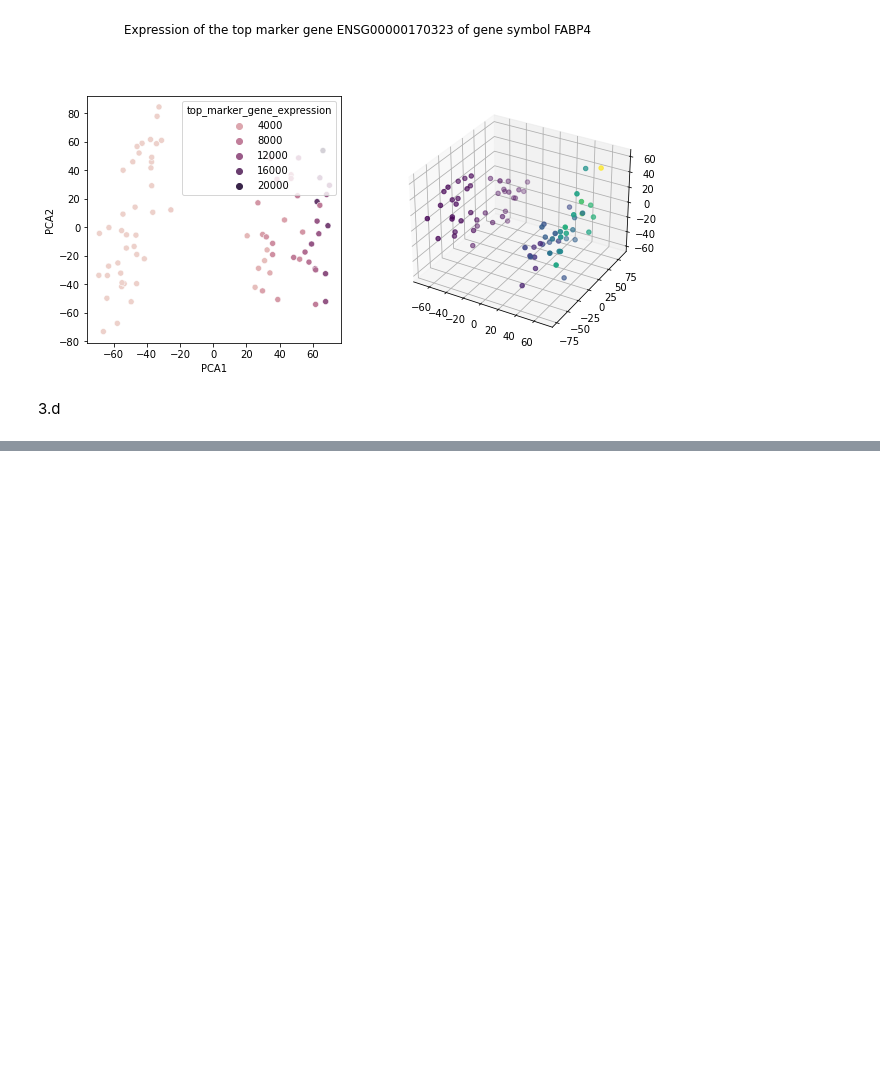
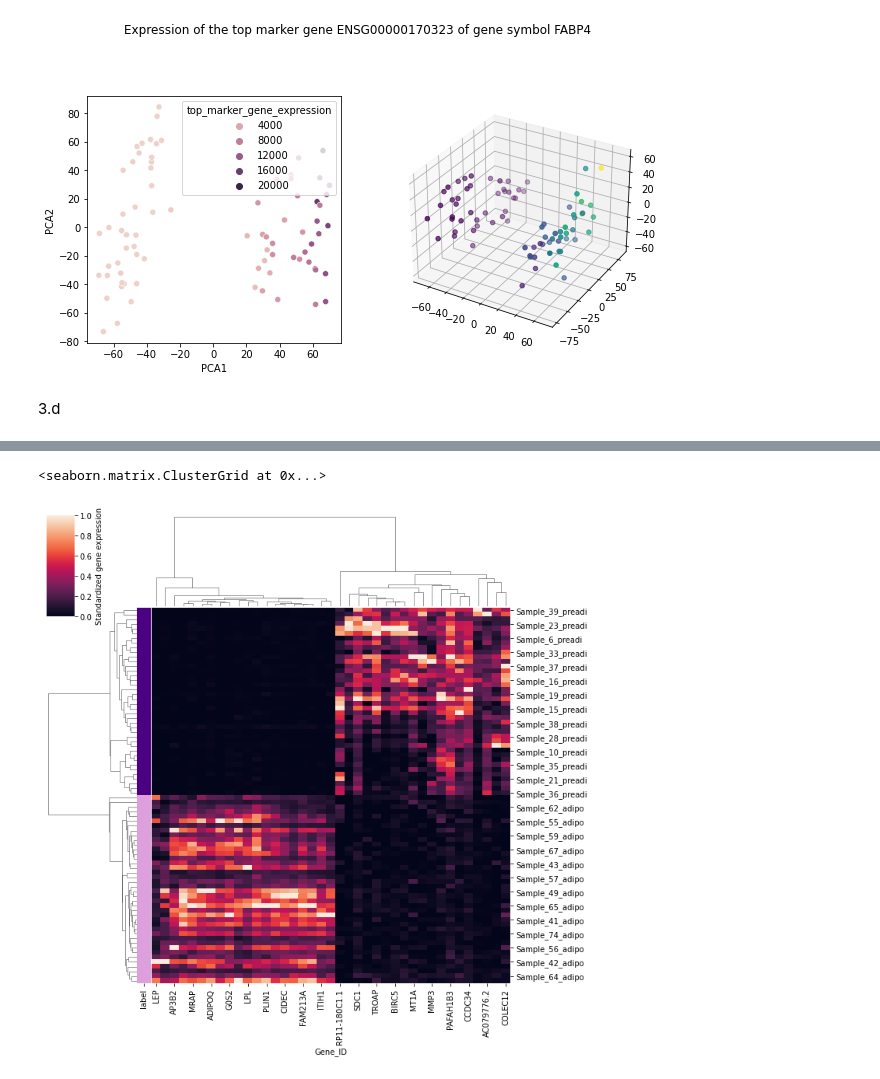
Before and after one commit to CamilleChallier/Transcriptomics_project, a Jupyter notebook: guillaume.ipynb, the cells around one changed output, grey strips where cells are left out. Cells and saved outputs as stored; diff of their text form; code cells hidden in the pictures; blank space fills up the shorter version.

Commit message:
making cluster map pretty

```diff
--- a/guillaume.ipynb
+++ b/guillaume.ipynb
@@ -318,0 +331,3 @@ Index(['ENSG00000170323', 'ENSG00000130208', 'ENSG00000055957',
+# %%
+def ensembl_name_to_gene_name(ensembl_name):
+    return transcriptomics_annotate.loc[ensembl_name].Name
@@ -319,8 +354,10 @@ Index(['ENSG00000170323', 'ENSG00000130208', 'ENSG00000055957',
 # %%
-preadipo = transcriptomics[PreAdipo_samples].T
+preadipo = transcriptomics[PreAdipo_samples].T[list(up_reg.index) + list(down_reg.index)]
 preadipo['label'] = 40*['PreAdipo']
-adipo = transcriptomics[Adipo_samples].T[up_reg.index + down_reg.index]
+adipo = transcriptomics[Adipo_samples].T[list(up_reg.index) + list(down_reg.index)]
 adipo['label'] = 40*['Adipo']
-cluster_df = pd.concat([preadipo, adipo], axis = 1, )
+cluster_df = pd.concat([preadipo, adipo], axis = 0)
+genes = [ensembl_name_to_gene_name(name) for name in preadipo.columns[:-1]]
+cluster_df.rename(columns = dict(zip(list(preadipo.columns[:-1]),  genes)), inplace = True)
 cluster_df
 # %% [output]
@@ -350,0 +377,8 @@ sns.clustermap(iris, figsize=(7, 5), row_cluster=False, dendrogram_ratio=(.1, .2
+# %%
+labels = cluster_df.pop("label")
+lut = dict(zip(labels.unique(), ["indigo", "plum"]))
+row_colors = labels.map(lut)
+sns.clustermap(cluster_df.iloc[:,:-1], standard_scale=1, row_colors=row_colors, metric = "correlation", cbar_kws = {"label": "Standardized gene expression"})
+# %% [output]
+<seaborn.matrix.ClusterGrid at 0x...>
+[figure, added]
```
Also changed, not shown: parts of 6 cells of this notebook.
